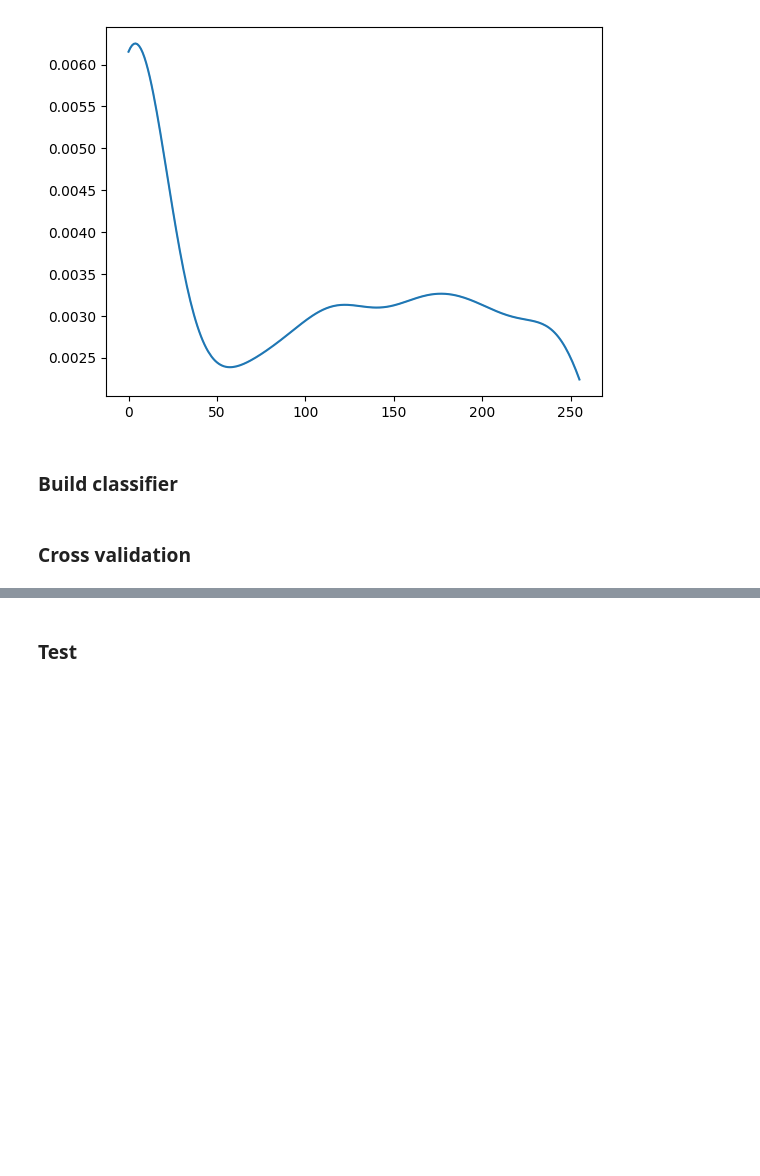
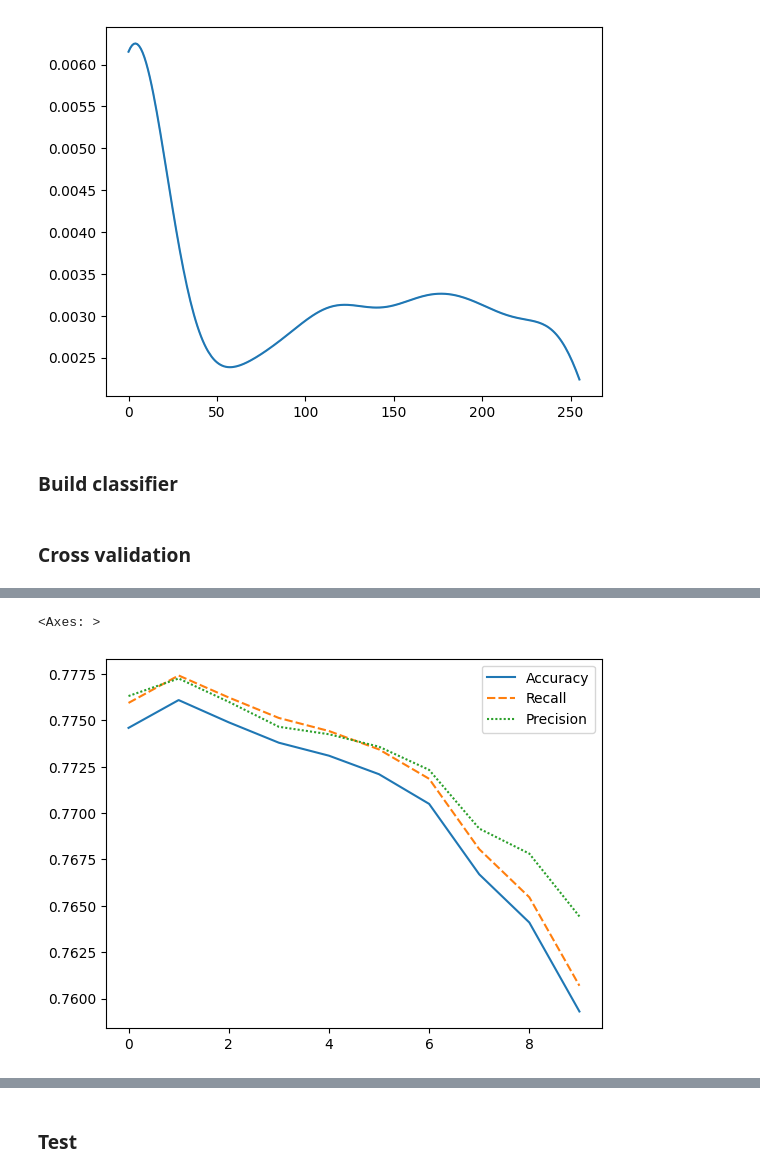
Before and after one commit to julielhagen/Clothing_classification-, a Jupyter notebook: NaiveBayes.ipynb, the cells around one changed output, grey strips where cells are left out. Drawn from its saved outputs; the diff is of its cells as text; code cells hidden in the pictures; blank space fills up the shorter version.

```diff
--- a/NaiveBayes.ipynb
+++ b/NaiveBayes.ipynb
@@ -186,0 +229,5 @@ scores ={'accuracy': make_scorer(accuracy_score),
+# %%
+sns.lineplot(scores_kde[['Accuracy', 'Recall', 'Precision']])
+# %% [output]
+<Axes: >
+[figure, added]
```
Also changed, not shown: parts of 21 cells of this notebook.
